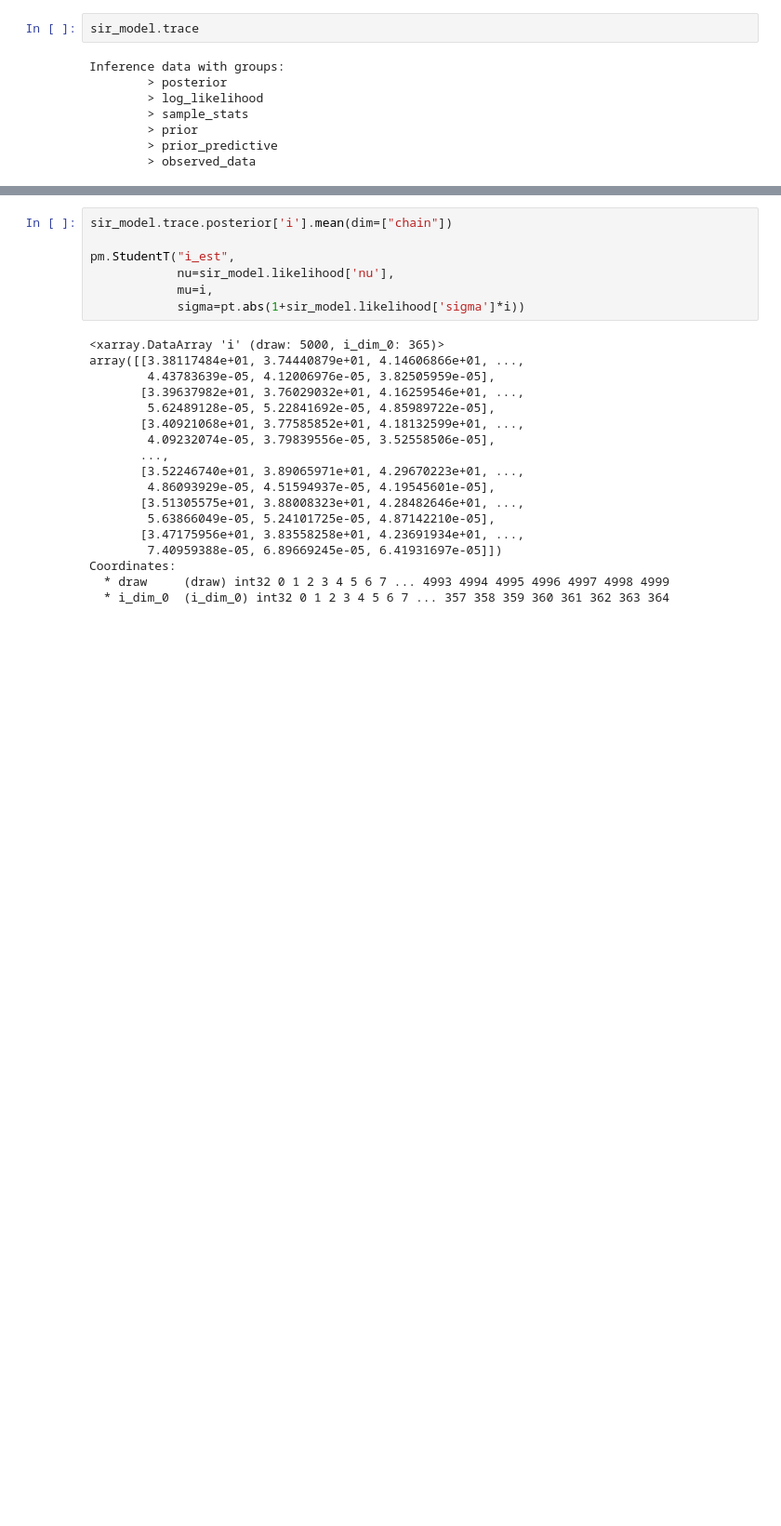
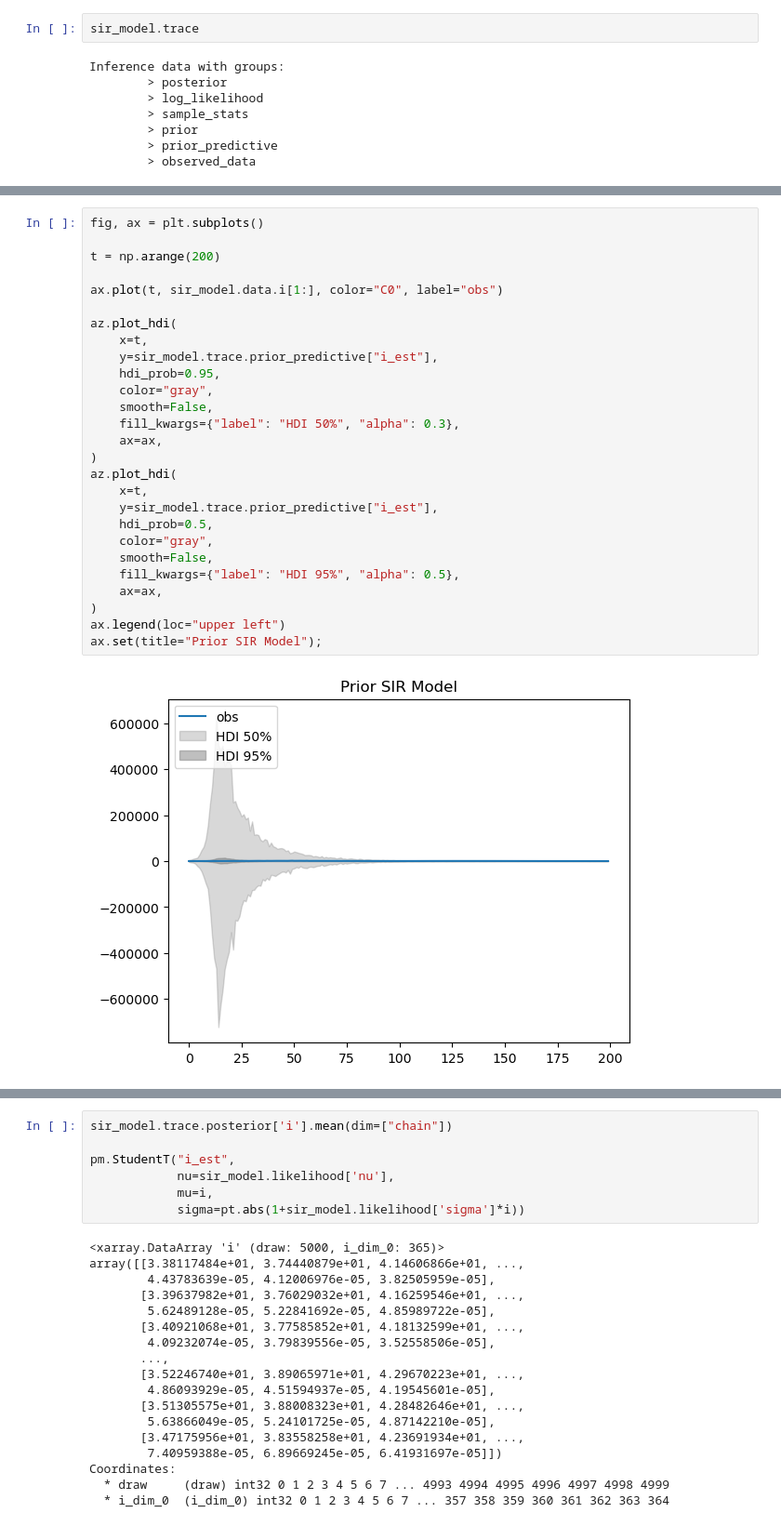
Before and after one commit to hwunrow/epykalman, a Jupyter notebook: src/sigmoid_mcmc_results.ipynb, the cells around one changed output, grey strips where cells are left out. Shown at 93% size. Cells and saved outputs as stored; diff of their text form; blank space fills up the shorter version.

```diff
--- a/src/sigmoid_mcmc_results.ipynb
+++ b/src/sigmoid_mcmc_results.ipynb
@@ -47,0 +124,29 @@ sir_model.plot_likelihood()
+# %%
+fig, ax = plt.subplots()
+
+t = np.arange(200)
+
+ax.plot(t, sir_model.data.i[1:], color="C0", label="obs")
+
+az.plot_hdi(
+    x=t,
+    y=sir_model.trace.prior_predictive["i_est"],
+    hdi_prob=0.95,
+    color="gray",
+    smooth=False,
+    fill_kwargs={"label": "HDI 50%", "alpha": 0.3},
+    ax=ax,
+)
+az.plot_hdi(
+    x=t,
+    y=sir_model.trace.prior_predictive["i_est"],
+    hdi_prob=0.5,
+    color="gray",
+    smooth=False,
+    fill_kwargs={"label": "HDI 95%", "alpha": 0.5},
+    ax=ax,
+)
+ax.legend(loc="upper left")
+ax.set(title="Prior SIR Model");
+# %% [output]
+[figure, added]
```
Also changed, not shown: parts of 17 cells of this notebook.
